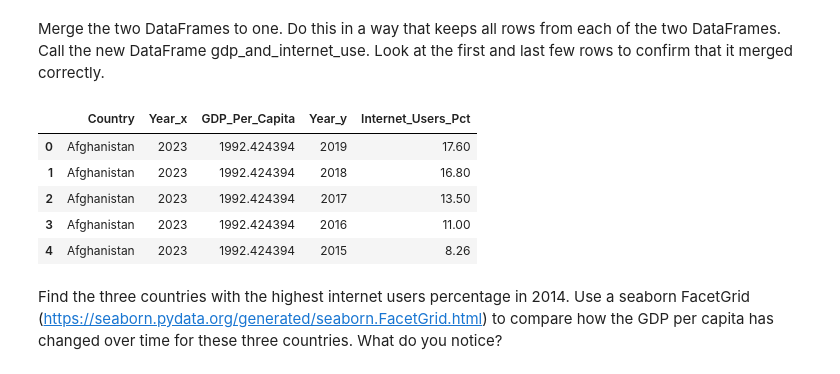
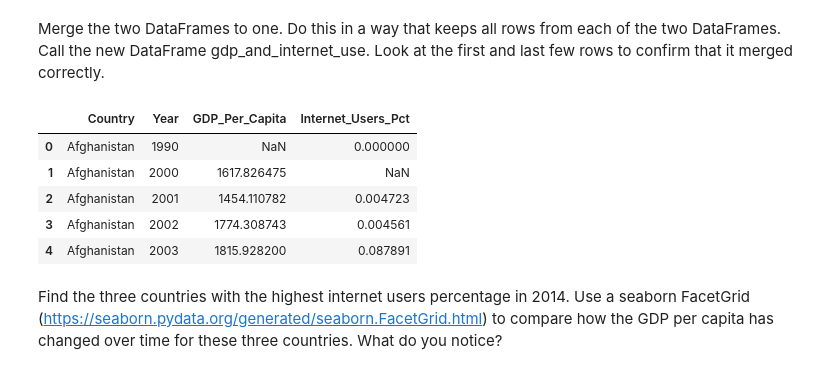
Before and after one commit to NewForce-Cohort-11-Data/gdp-and-internet-usage-Ripplegrin, a Jupyter notebook: UN_Data_Project.ipynb, the cells around one changed output. Drawn from its saved outputs; the diff is of its cells as text; code cells hidden in the pictures.

```diff
--- a/UN_Data_Project.ipynb
+++ b/UN_Data_Project.ipynb
@@ -8,8 +10,8 @@ import seaborn as sns
 # %% [markdown]
 Using the pandas read_csv() method, read the GDP dataset into your notebook as a DataFrame called gdp_df. Take a look at the first few and last few rows to familiarize yourself with what is contained in this dataset.
 # %%
-gdp_df = pd.read_csv('./data/gdp_percapita.csv.csv')
-gdp_df.head(3)
+gdp = pd.read_csv('./data/gdp_percapita.csv.csv')
+gdp.head(3)
 # %% [output]
 |  | Country or Area | Year | Value | Value Footnotes |
 | 0 | Afghanistan | 2023 | 1992.424394 | NaN |
@@ -32,6 +31,6 @@ Index(['Country or Area', 'Year', 'Value', 'Value Footnotes'], dtype='object')
 # %% [markdown]
 Drop the Value Footnotes column and rename the remaining three to 'Country', 'Year', and 'GDP_Per_Capita'.
 # %%
-gdp_df=gdp_df.drop(columns = ['Value Footnotes'])
-gdp_df.columns= ['Country', 'Year','GDP_Per_Capita']
+gdp=gdp.drop(columns = ['Value Footnotes'])
+gdp.columns= ['Country', 'Year','GDP_Per_Capita']
 # %%
@@ -212,14 +213,14 @@ true_df.tail(5)
 # %% [markdown]
 Read in the internet use dataset into a DataFrame named internet_df. You will likely get errors when doing this. Check the arguments for the read_csv function to find ones that can help correct the errors (https://pandas.pydata.org/docs/reference/api/pandas.read_csv.html) Once you are able to read it in, take per a look at the top and bottom few rows to make sure that it has been read in correctly. Also, check the datatypes of the columns.
 # %%
-internet_df = pd.read_csv('./data/internet_use.csv.csv', on_bad_lines='skip')
+internet_df = pd.read_csv('./data/internet_use.csv.csv', nrows = 6083)
 # gdp_df = pd.read_csv('../data/gdp_percapita.csv.csv')
 # %% [markdown]
 Drop the Value Footnotes column and rename the remaining three to 'Country', 'Year', and 'Internet_Users_Pct'.
 # %%
-internet_df=internet_df.drop(columns = ['Value Footnotes'])
-internet_df.columns= ['Country', 'Year','Internet_Users_Pct']
-internet_df.head()
+internets=internet_df.drop(columns = ['Value Footnotes'])
+internets.columns= ['Country', 'Year','Internet_Users_Pct']
+internets.head()
 # %% [output]
 |  | Country | Year | Internet_Users_Pct |
 | 0 | Afghanistan | 2019 | 17.60 |
@@ -278,14 +281,14 @@ second_year_df.head()
 # %% [markdown]
 Merge the two DataFrames to one. Do this in a way that keeps all rows from each of the two DataFrames. Call the new DataFrame gdp_and_internet_use. Look at the first and last few rows to confirm that it merged correctly.
 # %%
-gdp_and_internet_use = pd.merge(gdp_df, internet_df, how ='left', on = 'Country')
+gdp_and_internet_use = pd.merge(gdp, internets, how ='outer', on = ['Country', 'Year'])
 gdp_and_internet_use.head()
 # %% [output]
-|  | Country | Year_x | GDP_Per_Capita | Year_y | Internet_Users_Pct |
-| 0 | Afghanistan | 2023 | 1992.424394 | 2019 | 17.60 |
-| 1 | Afghanistan | 2023 | 1992.424394 | 2018 | 16.80 |
-| 2 | Afghanistan | 2023 | 1992.424394 | 2017 | 13.50 |
-| 3 | Afghanistan | 2023 | 1992.424394 | 2016 | 11.00 |
-| 4 | Afghanistan | 2023 | 1992.424394 | 2015 | 8.26 |
+|  | Country | Year | GDP_Per_Capita | Internet_Users_Pct |
+| 0 | Afghanistan | 1990 | NaN | 0.000000 |
+| 1 | Afghanistan | 2000 | 1617.826475 | NaN |
+| 2 | Afghanistan | 2001 | 1454.110782 | 0.004723 |
+| 3 | Afghanistan | 2002 | 1774.308743 | 0.004561 |
+| 4 | Afghanistan | 2003 | 1815.928200 | 0.087891 |
 # %% [markdown]
 Find the three countries with the highest internet users percentage in 2014. Use a seaborn FacetGrid (https://seaborn.pydata.org/generated/seaborn.FacetGrid.html) to compare how the GDP per capita has changed over time for these three countries. What do you notice?
```
Also changed, not shown: parts of 24 cells of this notebook.
